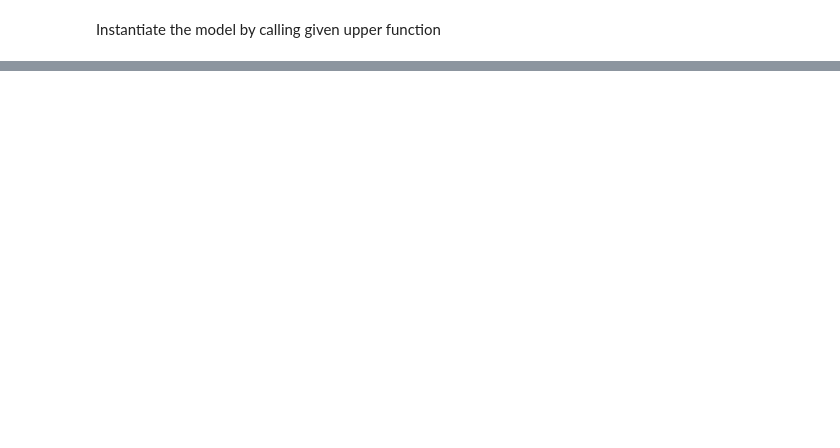
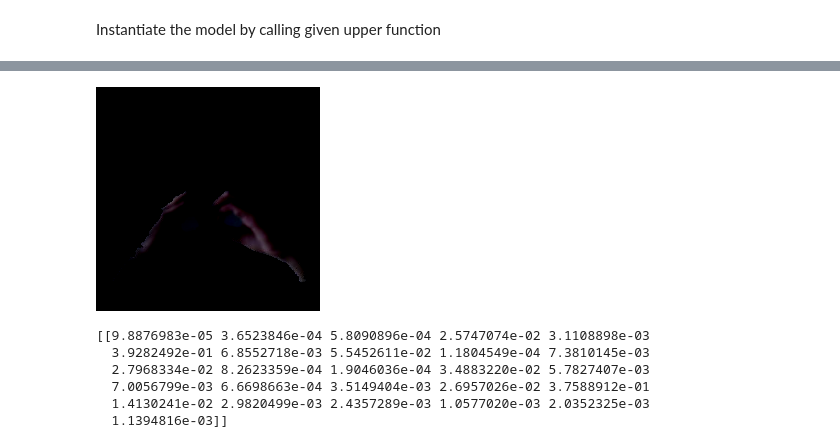
Before and after one commit to VedangJotaniya/CP441_Project_Repo, a Jupyter notebook: sign2text-master/sign2text-master/Model.ipynb, the cells around one changed output, grey strips where cells are left out. Cells and saved outputs as stored; diff of their text form; code cells hidden in the pictures; blank space fills up the shorter version.

```diff
--- a/sign2text-master/sign2text-master/Model.ipynb
+++ b/sign2text-master/sign2text-master/Model.ipynb
@@ -200,0 +214,4 @@ x = 313
+# %%
+cv2_imshow(hand[0])
+# %% [output]
+[figure, added]
@@ -200,0 +223,9 @@ x = 313
+# %%
+print(my_predict)
+# %% [output]
+[[9.8876983e-05 3.6523846e-04 5.8090896e-04 2.5747074e-02 3.1108898e-03
+  3.9282492e-01 6.8552718e-03 5.5452611e-02 1.1804549e-04 7.3810145e-03
+  2.7968334e-02 8.2623359e-04 1.9046036e-04 3.4883220e-02 5.7827407e-03
+  7.0056799e-03 6.6698663e-04 3.5149404e-03 2.6957026e-02 3.7588912e-01
+  1.4130241e-02 2.9820499e-03 2.4357289e-03 1.0577020e-03 2.0352325e-03
+  1.1394816e-03]]
```
Also changed, not shown: parts of 6 cells of this notebook.
